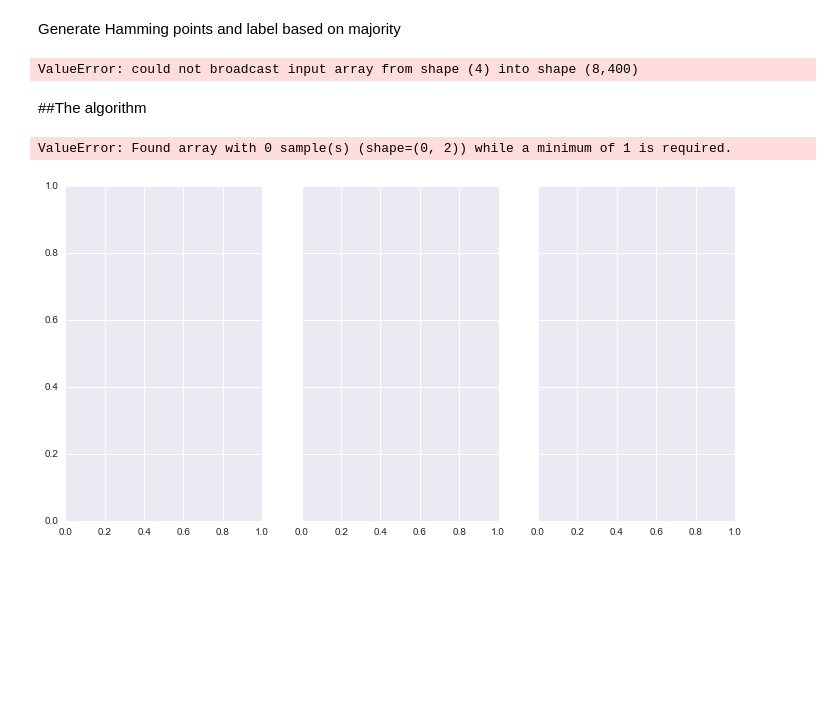
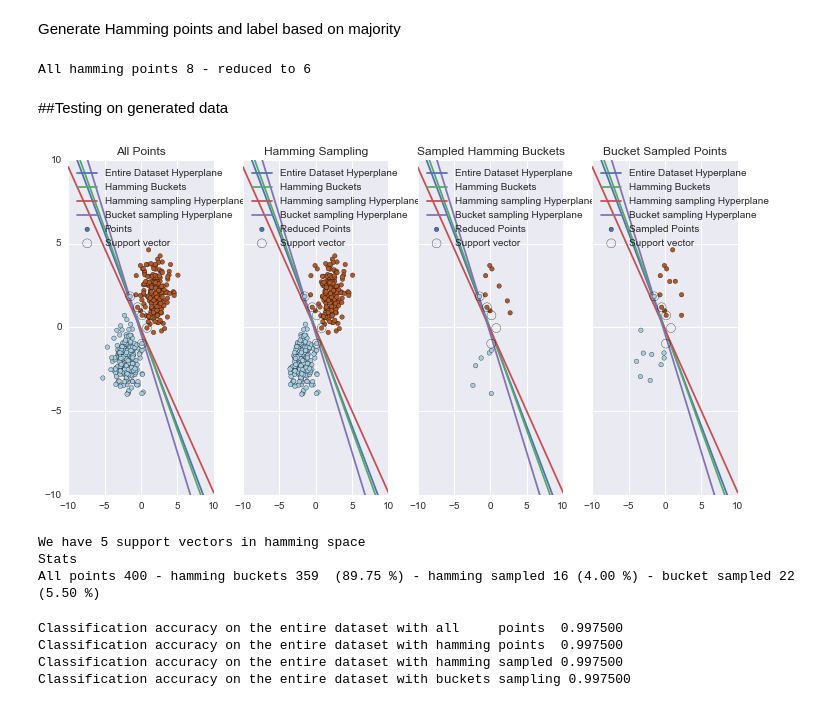
Before and after one commit to jkirsch/hashbucketscreening, a Jupyter notebook: docs/Density Sensitive Projection.ipynb, the cells around one changed output. Cells and saved outputs as stored; diff of their text form; code cells hidden in the pictures; blank space fills up the shorter version.

```diff
--- a/docs/Density Sensitive Projection.ipynb
+++ b/docs/Density Sensitive Projection.ipynb
@@ -203,11 +267,12 @@ X = np.r_[1 * rng.randn(n_samples_1, 2) - [2,2],
 Y = np.array([0] * (n_samples_1) + [1] * (n_samples_2))
 # %%
 # Screen
-screen = HashBucketScreening(X.shape[1])
+screen = HashBucketScreening(X.shape[1], strategy='median')
 
 %time screen.screen(X,Y)
 
 plt.scatter(X[:, 0], X[:, 1], c=Y, zorder=10, cmap=plt.cm.Paired, label='Points')
+
 plane = 1
 for (point, intercept) in screen.medians:
     plotHyperplane(point, intercept, 'Plane ' + str(plane))
@@ -231,12 +296,12 @@ Generate Hamming points and label based on majority
 # %%
 keySize = np.unique(screen.buckets).shape[0]
 
-X_hamming = np.empty([keySize, len(buckets[0])])
+X_hamming = np.empty([keySize, len(screen.buckets[0])])
 Y_hamming = [0] * keySize
 counter = 0
 
-for key in np.unique(buckets):
-    qualifying = Y[buckets == key]
+for key in np.unique(screen.buckets):
+    qualifying = Y[screen.buckets == key]
     pos = qualifying[qualifying == 1].shape[0]
     neg = qualifying[qualifying != 1].shape[0]
     X_hamming[counter:] = np.array(list(map(int, key)))
@@ -250,71 +315,103 @@ clf.fit(X_hamming, Y_hamming)
 #print('Support Vectors:\n', clf.support_vectors_)
 print('All hamming points %d - reduced to %d' % (keySize, len(clf.support_vectors_)))
 # %% [output]
-ValueError: could not broadcast input array from shape (4) into shape (8,400)
+All hamming points 8 - reduced to 6
-# %% [markdown]
-##The algorithm
+# %% [markdown]
+##Testing on generated data
 # %%
 selected = np.apply_along_axis( generateBitString, axis=1, arr=clf.support_vectors_)
 
 reduced_x = X[np.in1d(screen.buckets, selected)]
 reduced_y = Y[np.in1d(screen.buckets, selected)]
 
+
 # Also just sample n point from all buckets
 sampledPoints = []
-data = np.column_stack((buckets, X, Y))
+data = np.column_stack((screen.buckets, X, Y))
 for key, rows in groupby(data[np.argsort(data[:,0])], lambda x: x[0]):
     #sampledPoints.append(random.choice(list(rows)))
     l = list(rows)
-    sampledPoints.extend(random.sample(l,min(2,len(l))))
+    sampledPoints.extend(random.sample(l,min(3,len(l))))
 
 sampledPoints = np.asarray(sampledPoints)
 
+sampledSupportBucket = []
+# Sample points from the support buckets only
+for key, rows in groupby(data[np.argsort(data[:,0])], lambda x: x[0]):
+    if key in selected:
+        l = list(rows)
+        sampledSupportBucket.extend(random.sample(l,min(3,len(l))))
+
+sampledSupportBucket = np.asarray(sampledSupportBucket)
+
 rcParams['figure.figsize'] = (12.0, 6.0)
-f, (ax1, ax2, ax3) = plt.subplots(1, 3, sharey=True, sharex=True)
+f, (ax1, ax2, ax3, ax4) = plt.subplots(1, 4, sharey=True, sharex=True)
 
 # Now check if we still hit the same accuray
 entire = svm.SVC(kernel='linear')
 entire.fit(X,Y)
 reduced = svm.SVC(kernel='linear')
 reduced.fit(reduced_x, reduced_y)
+
+sSampled = svm.SVC(kernel='linear')
+sSampled.fit(sampledSupportBucket[:, [1,2]].astype(float), sampledSupportBucket[:,3].astype(int))
+
 bSampled = svm.SVC(kernel='linear')
 bSampled.fit(sampledPoints[:, [1,2]].astype(float), sampledPoints[:,3].astype(int))
 
 ax1.scatter(X[:, 0], X[:, 1], c=Y, zorder=10, cmap=plt.cm.Paired, label='Points')
 ax1.set_title('All Points')
 
 ax2.scatter(reduced_x[:, 0], reduced_x[:, 1], c=reduced_y, zorder=10, cmap=plt.cm.Paired, label='Reduced Points')
-ax2.set_title('Reduced Points')
+ax2.set_title('Hamming Sampling')
 
-ax3.scatter(sampledPoints[:, 1], sampledPoints[:, 2], c=sampledPoints[:,3].astype(int),
+ax3.scatter(sampledSupportBucket[:, 1], sampledSupportBucket[:, 2], c=sampledSupportBucket[:,3].astype(int), zorder=10, cmap=plt.cm.Paired, label='Reduced Points')
+ax3.set_title('Sampled Hamming Buckets')
+
+ax4.scatter(sampledPoints[:, 1], sampledPoints[:, 2], c=sampledPoints[:,3].astype(int),
             zorder=10, cmap=plt.cm.Paired, label='Sampled Points')
-ax3.set_title('Bucket Sampled Points')
+ax4.set_title('Bucket Sampled Points')
 
 
-for plot in [ax1, ax2, ax3]:
+for plot in [ax1, ax2, ax3, ax4]:
     plotHyperplane(entire.coef_[0],entire.intercept_[0],plt=plot,label='Entire Dataset Hyperplane')
-    plotHyperplane(reduced.coef_[0],reduced.intercept_[0], plt=plot, label='Reduced Dataset Hyperplane')
-    plotHyperplane(bSampled.coef_[0],bSampled.intercept_[0], plt=plot, label='Bucket Dataset Hyperplane')
+    plotHyperplane(reduced.coef_[0],reduced.intercept_[0], plt=plot, label='Hamming Buckets')
+    plotHyperplane(sSampled.coef_[0],sSampled.intercept_[0], plt=plot, label='Hamming sampling Hyperplane')
+    plotHyperplane(bSampled.coef_[0],bSampled.intercept_[0], plt=plot, label='Bucket sampling Hyperplane')
     plot.scatter(entire.support_vectors_[:, 0], entire.support_vectors_[:, 1], s=80,
                 facecolors='none', zorder=10, label='Support vector')
 
     plot.legend(loc='upper left')
 
 plt.xlim([-10,10])
 plt.ylim([-10,10])
 plt.show()
 
 
 print('We have %d support vectors in hamming space ' % (len(entire.support_vectors_)))
 
-print('Stats\nAll points %d - reduced points %d  (%.2f %%) - bucket sampled %d (%.2f %%)' %
-      (len(X), len(reduced_x), (len(reduced_x)/len(X)) * 100, len(sampledPoints), (len(sampledPoints)/len(X)) * 100))
+print('Stats\nAll points %d - hamming buckets %d  (%.2f %%) - hamming sampled %d (%.2f %%) - bucket sampled %d (%.2f %%)' %
+      (len(X),
+       len(reduced_x),
+       (len(reduced_x)/len(X)) * 100,
+       len(sampledSupportBucket),
+       (len(sampledSupportBucket)/len(X)) * 100,
+       len(sampledPoints),
+       (len(sampledPoints)/len(X)) * 100))
 # %% [output]
+[figure, new version]
-ValueError: Found array with 0 sample(s) (shape=(0, 2)) while a minimum of 1 is required.
+We have 5 support vectors in hamming space
+Stats
+All points 400 - hamming buckets 359  (89.75 %) - hamming sampled 16 (4.00 %) - bucket sampled 22 (5.50 %)
-[figure, old version]
 # %%
 # Now check if we still hit the same accuray
 
-print ('Classification accuracy on the entire dataset with all     points %f ' % (entire.score(X,   Y)))
-print ('Classification accuracy on the entire dataset with reduced points %f ' % (reduced.score(X,  Y)))
-print ('Classification accuracy on the entire dataset with buckets points %f ' % (bSampled.score(X, Y)))
+print ('Classification accuracy on the entire dataset with all     points  %f ' % (entire.score(X,   Y)))
+print ('Classification accuracy on the entire dataset with hamming points  %f ' % (reduced.score(X,  Y)))
+print ('Classification accuracy on the entire dataset with hamming sampled %f ' % (sSampled.score(X, Y)))
+print ('Classification accuracy on the entire dataset with buckets sampling %f ' % (bSampled.score(X, Y)))
+# %% [output]
+Classification accuracy on the entire dataset with all     points  0.997500
+Classification accuracy on the entire dataset with hamming points  0.997500
+Classification accuracy on the entire dataset with hamming sampled 0.997500
+Classification accuracy on the entire dataset with buckets sampling 0.997500
```
Also changed, not shown: parts of 6 cells of this notebook.
